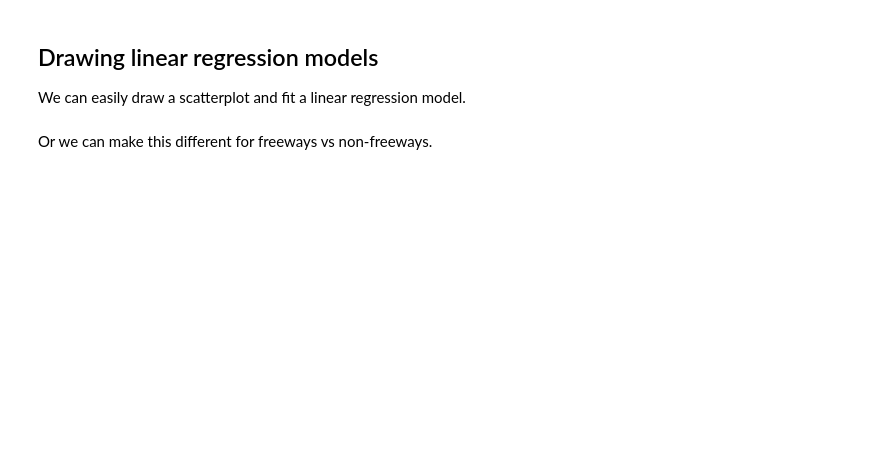
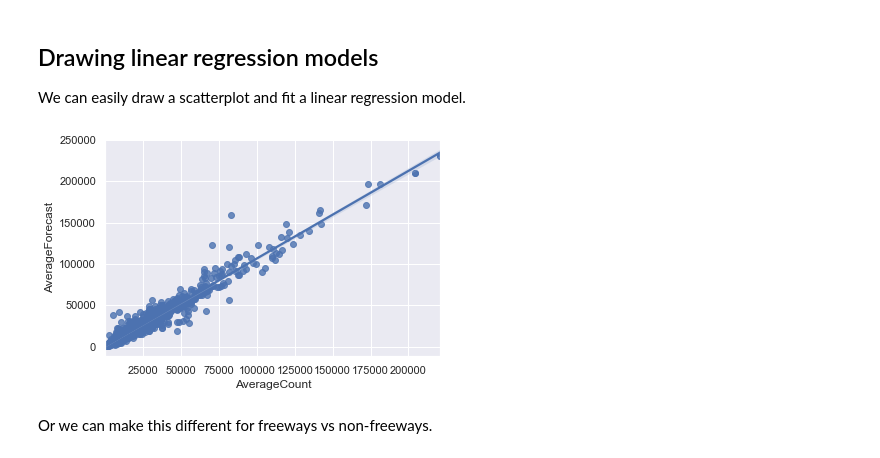
Before and after one commit to uky-transport-data-science/ce599, a Jupyter notebook: 13-Data Viz 1/data-viz-1.ipynb, the cells around one changed output. Cells and saved outputs as stored; diff of their text form; code cells hidden in the pictures; blank space fills up the shorter version.

Commit message:
Data Viz HW

```diff
--- a/13-Data Viz 1/data-viz-1.ipynb
+++ b/13-Data Viz 1/data-viz-1.ipynb
@@ -134,7 +168,9 @@ sns.pairplot(df[cols])
 
 We can easily draw a scatterplot and fit a linear regression model.
 # %%
-sns.regplot(x="AverageCount", y="AverageForecast", data=df);
+sns.regplot(x="AverageCount", y="AverageForecast", data=df;
+# %% [output]
+[figure, added]
 # %% [markdown]
 Or we can make this different for freeways vs non-freeways.
 # %%
```
Also changed, not shown: parts of 23 cells of this notebook.
